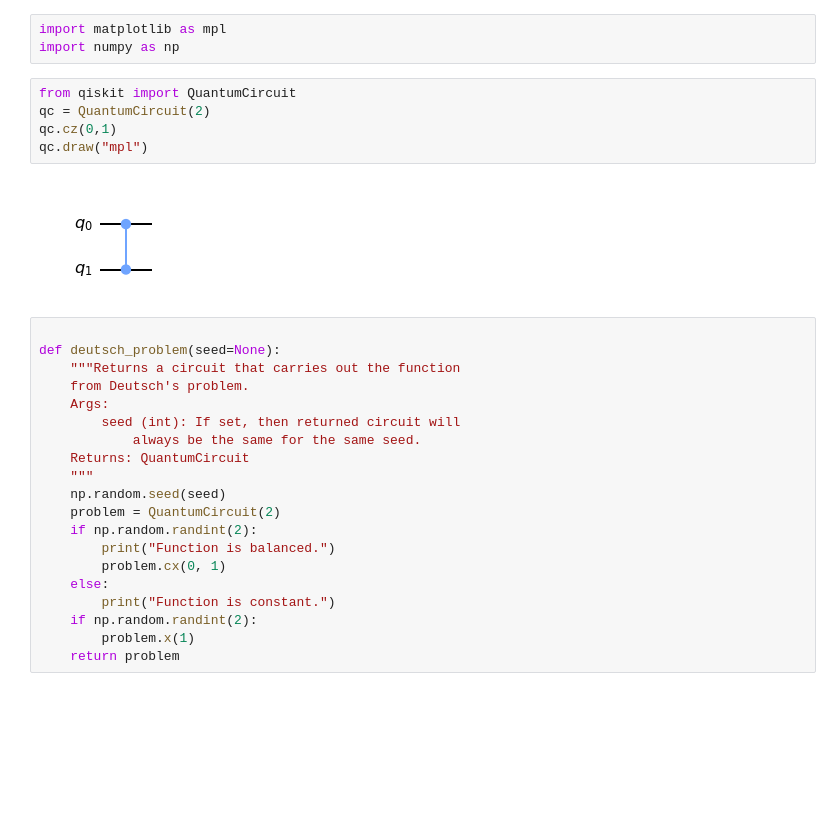
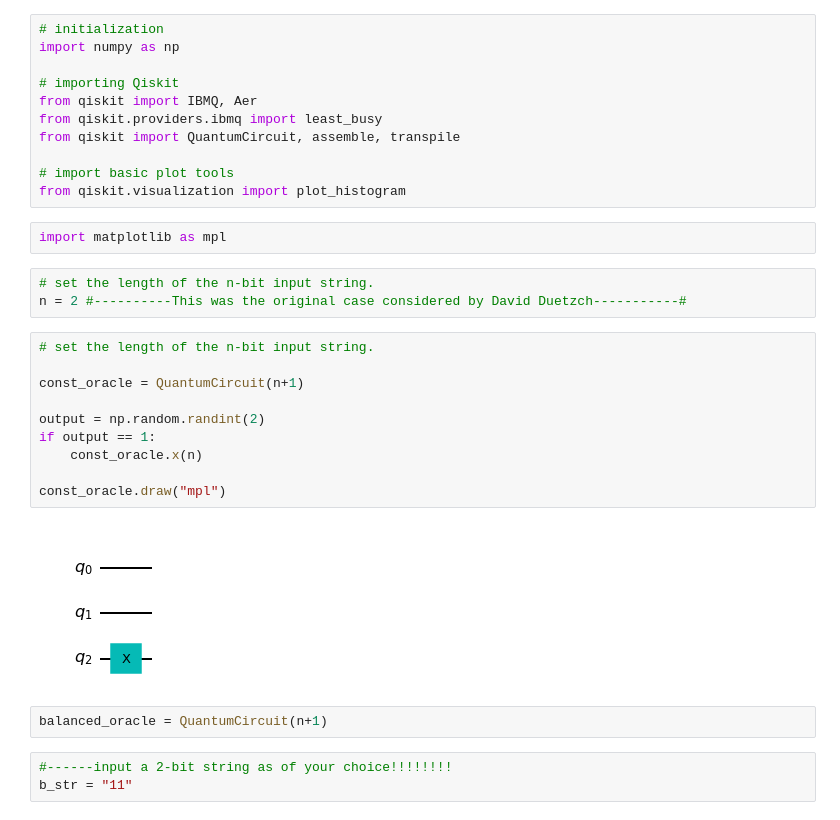
Before and after one commit to 108mk/Quantum_Algorithms_and_Qiskit, a Jupyter notebook: The_Phase_KickBack/Phase KickBack and Duetzch Algoritms.ipynb, the cells around one changed output. Cells and saved outputs as stored; diff of their text form; blank space fills up the shorter version.

```diff
--- a/The_Phase_KickBack/Phase KickBack and Duetzch Algoritms.ipynb
+++ b/The_Phase_KickBack/Phase KickBack and Duetzch Algoritms.ipynb
@@ -1,30 +1,33 @@
+# %%
+# initialization
+import numpy as np
+
+# importing Qiskit
+from qiskit import IBMQ, Aer
+from qiskit.providers.ibmq import least_busy
+from qiskit import QuantumCircuit, assemble, transpile
+
+# import basic plot tools
+from qiskit.visualization import plot_histogram
 # %%
 import matplotlib as mpl
-import numpy as np
-# %%
-from qiskit import QuantumCircuit
-qc = QuantumCircuit(2)
-qc.cz(0,1)
-qc.draw("mpl")
-# %% [output]
-[figure, removed]
-# %%
-
-def deutsch_problem(seed=None):
-    """Returns a circuit that carries out the function
-    from Deutsch's problem.
-    Args:
-        seed (int): If set, then returned circuit will
-            always be the same for the same seed.
-    Returns: QuantumCircuit
-    """
-    np.random.seed(seed)
-    problem = QuantumCircuit(2)
-    if np.random.randint(2):
-        print("Function is balanced.")
-        problem.cx(0, 1)
-    else:
-        print("Function is constant.")
-    if np.random.randint(2):
-        problem.x(1)
-    return problem
+# %%
+# set the length of the n-bit input string.
+n = 2 #----------This was the original case considered by David Duetzch-----------#
+# %%
+# set the length of the n-bit input string.
+
+const_oracle = QuantumCircuit(n+1)
+
+output = np.random.randint(2)
+if output == 1:
+    const_oracle.x(n)
+
+const_oracle.draw("mpl")
+# %% [output]
+[figure, added]
+# %%
+balanced_oracle = QuantumCircuit(n+1)
+# %%
+#------input a 2-bit string as of your choice!!!!!!!!
+b_str = "11"
```
Also changed, not shown: parts of 7 cells of this notebook, 2 other files.
